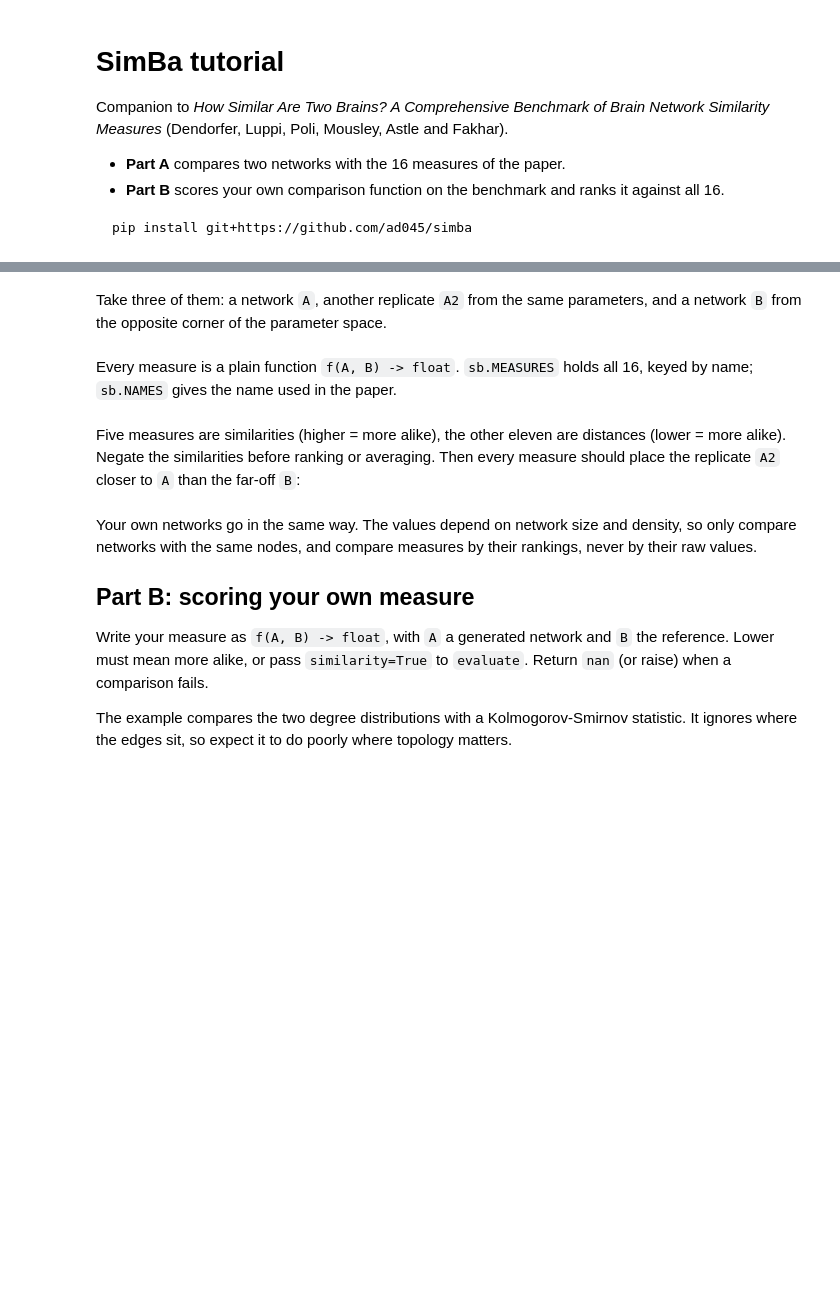
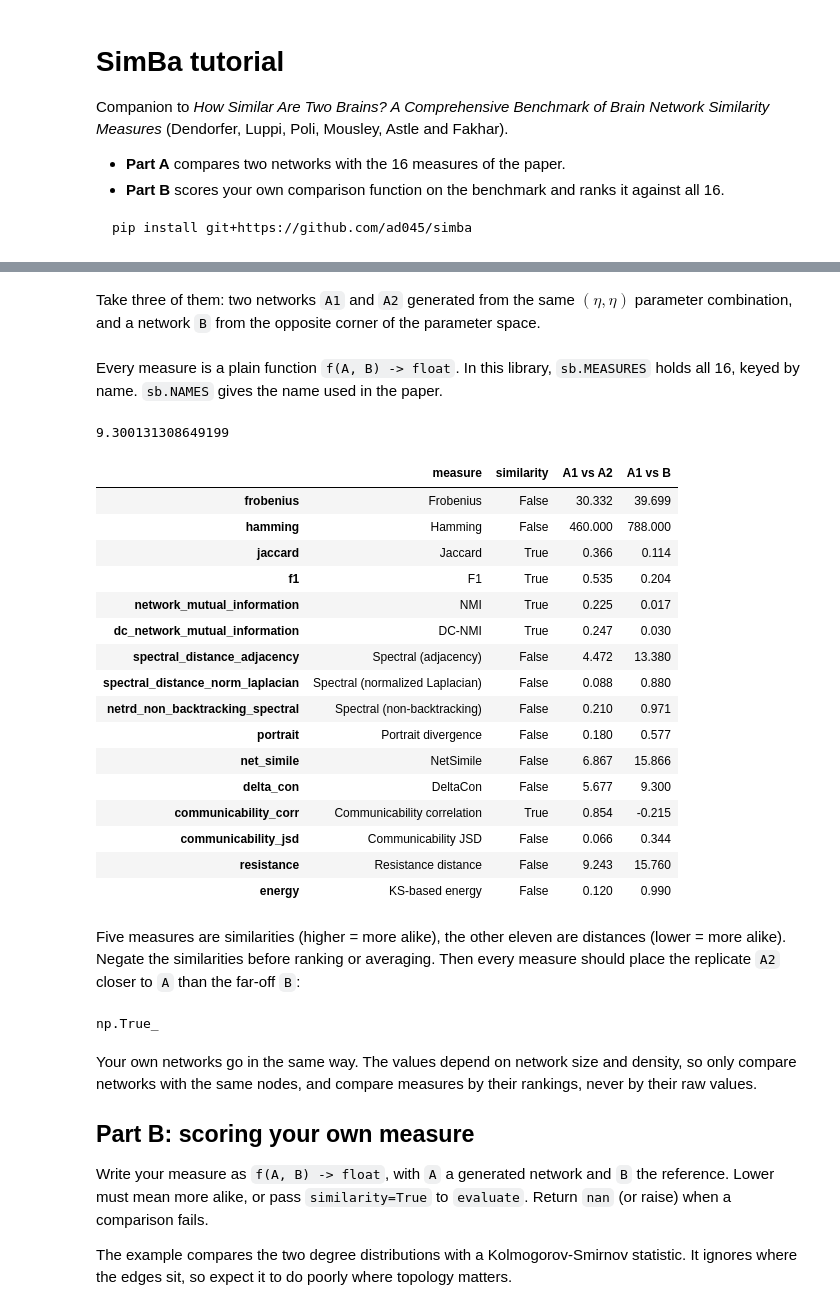
Before and after one commit to ad045/simba, a Jupyter notebook: tutorial.ipynb, the cells around one changed output, grey strips where cells are left out. Saved outputs shown, nothing was run; the diff lists cells and outputs as text; code cells hidden in the pictures; blank space fills up the shorter version.

Commit message:
Added verification of all values of the functions.

```diff
--- a/tutorial.ipynb
+++ b/tutorial.ipynb
@@ -30,23 +31,43 @@ networks.shape
 # %% [markdown]
-Take three of them: a network `A`, another replicate `A2` from the same
-parameters, and a network `B` from the opposite corner of the parameter space.
+Take three of them: two networks `A1` and `A2` generated from the same
+$(\eta, \eta)$ parameter combination, and a network `B` from the opposite corner of the parameter space.
 # %%
 cell = (meta.eta == meta.eta.unique()[22]) & (meta.gamma == meta.gamma.unique()[10])
-A, A2 = networks[cell].astype(float)[:2]
+A1, A2 = networks[cell].astype(float)[:2]
 B = networks[(meta.eta == meta.eta.max()) & (meta.gamma == meta.gamma.min())][0].astype(float)
 # %% [markdown]
-Every measure is a plain function `f(A, B) -> float`. `sb.MEASURES` holds all
-16, keyed by name; `sb.NAMES` gives the name used in the paper.
+Every measure is a plain function `f(A, B) -> float`. In this library, `sb.MEASURES` holds all
+16, keyed by name. `sb.NAMES` gives the name used in the paper.
 # %%
-sb.MEASURES["delta_con"](A, B)
+sb.MEASURES["delta_con"](A1, B)
+# %% [output]
+9.300131308649199
 # %%
 table = pd.DataFrame({
     "measure": [sb.NAMES[m] for m in sb.MEASURES],
     "similarity": [m in sb.SIMILARITIES for m in sb.MEASURES],
-    "A vs A2": [f(A, A2) for f in sb.MEASURES.values()],
-    "A vs B": [f(A, B) for f in sb.MEASURES.values()],
+    "A1 vs A2": [f(A1, A2) for f in sb.MEASURES.values()],
+    "A1 vs B": [f(A1, B) for f in sb.MEASURES.values()],
 }, index=list(sb.MEASURES))
 table.round(3)
+# %% [output]
+|  | measure | similarity | A1 vs A2 | A1 vs B |
+| frobenius | Frobenius | False | 30.332 | 39.699 |
+| hamming | Hamming | False | 460.000 | 788.000 |
+| jaccard | Jaccard | True | 0.366 | 0.114 |
+| f1 | F1 | True | 0.535 | 0.204 |
+| network_mutual_information | NMI | True | 0.225 | 0.017 |
+| dc_network_mutual_information | DC-NMI | True | 0.247 | 0.030 |
+| spectral_distance_adjacency | Spectral (adjacency) | False | 4.472 | 13.380 |
+| spectral_distance_norm_laplacian | Spectral (normalized Laplacian) | False | 0.088 | 0.880 |
+| netrd_non_backtracking_spectral | Spectral (non-backtracking) | False | 0.210 | 0.971 |
+| portrait | Portrait divergence | False | 0.180 | 0.577 |
+| net_simile | NetSimile | False | 6.867 | 15.866 |
+| delta_con | DeltaCon | False | 5.677 | 9.300 |
+| communicability_corr | Communicability correlation | True | 0.854 | -0.215 |
+| communicability_jsd | Communicability JSD | False | 0.066 | 0.344 |
+| resistance | Resistance distance | False | 9.243 | 15.760 |
+| energy | KS-based energy | False | 0.120 | 0.990 |
 # %% [markdown]
 Five measures are similarities (higher = more alike), the other eleven are
 distances (lower = more alike). Negate the similarities before ranking or
@@ -54,7 +75,9 @@ averaging. Then every measure should place the replicate `A2` closer to `A`
 than the far-off `B`:
 # %%
 sign = np.where(table["similarity"], -1, 1)
-(sign * table["A vs A2"] < sign * table["A vs B"]).all()
+(sign * table["A1 vs A2"] < sign * table["A1 vs B"]).all()
+# %% [output]
+np.True_
 # %% [markdown]
 Your own networks go in the same way. The values depend on network size and
 density, so only compare networks with the same nodes, and compare measures by
```
Also changed, not shown: parts of 8 cells of this notebook, 5 other files.
